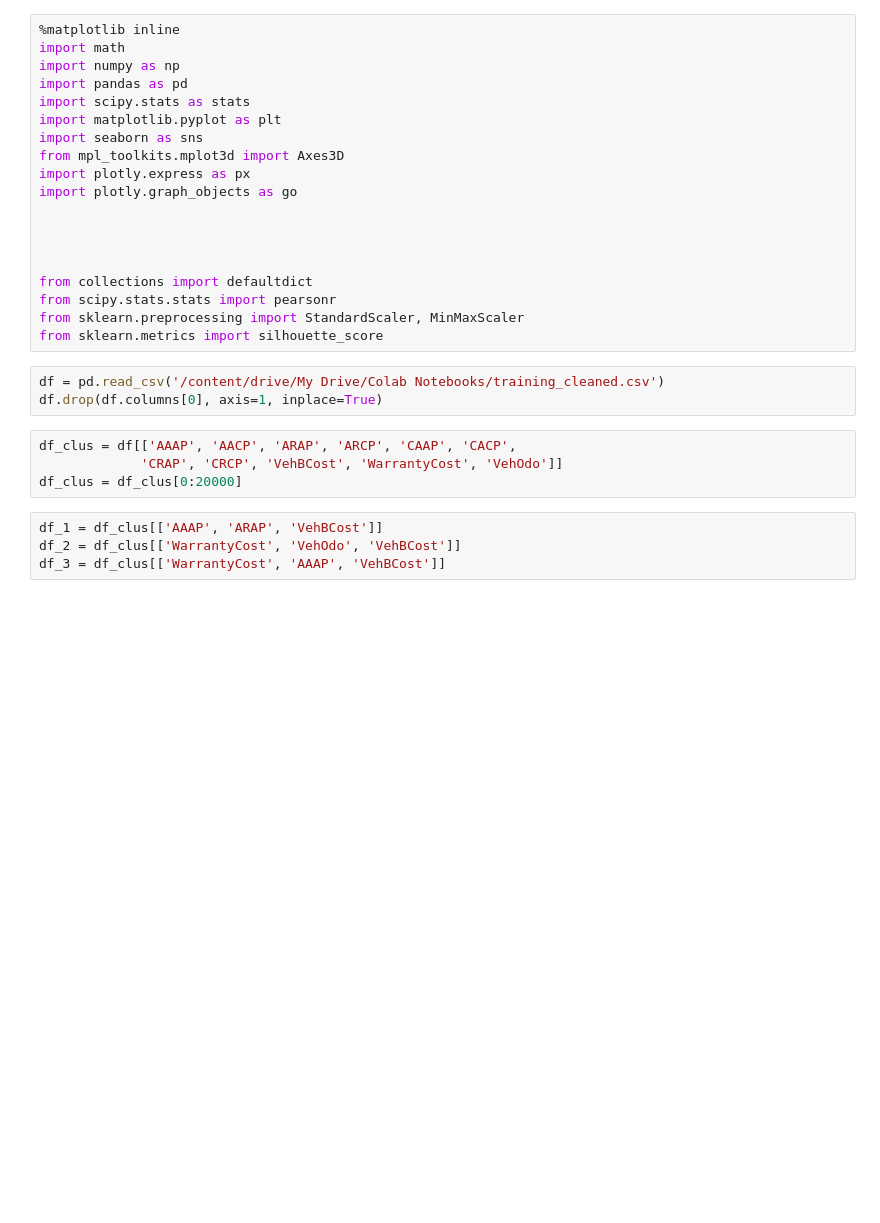
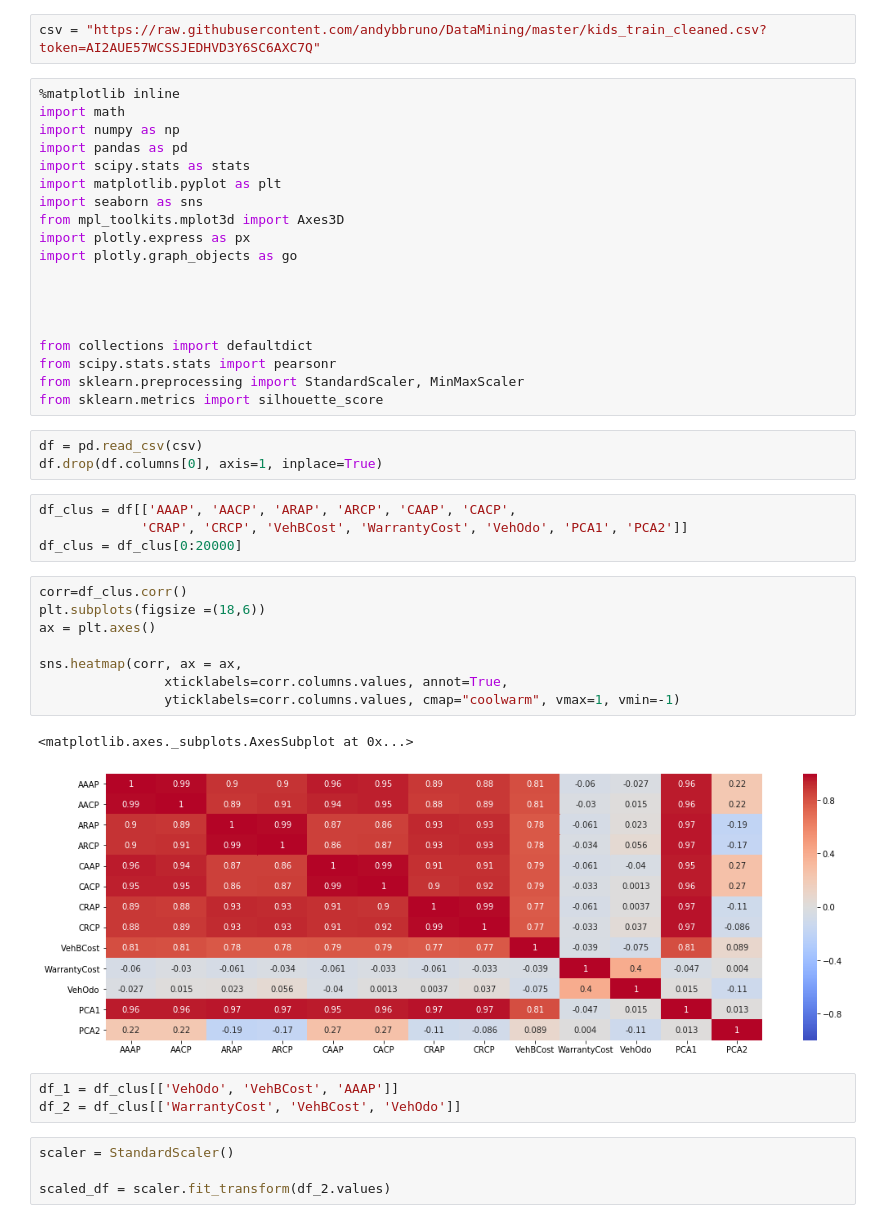
Before and after one commit to andybbruno/DataMining, a Jupyter notebook: lore_backup_colab/Hierarchical.ipynb, the cells around one changed output. Saved outputs shown, nothing was run; the diff lists cells and outputs as text; blank space fills up the shorter version.

```diff
--- a/lore_backup_colab/Hierarchical.ipynb
+++ b/lore_backup_colab/Hierarchical.ipynb
@@ -10,3 +1,5 @@ Mounted at /content/drive
+# %%
+csv = "https://raw.githubusercontent.com/andybbruno/DataMining/master/kids_train_cleaned.csv?token=AI2AUE57WCSSJEDHVD3Y6SC6AXC7Q"
 # %%
 %matplotlib inline
 import math
@@ -27,16 +20,30 @@ from scipy.stats.stats import pearsonr
 from sklearn.preprocessing import StandardScaler, MinMaxScaler
 from sklearn.metrics import silhouette_score
 # %%
-df = pd.read_csv('/content/drive/My Drive/Colab Notebooks/training_cleaned.csv')
+df = pd.read_csv(csv)
 df.drop(df.columns[0], axis=1, inplace=True)
 # %%
 df_clus = df[['AAAP', 'AACP', 'ARAP', 'ARCP', 'CAAP', 'CACP',
-             'CRAP', 'CRCP', 'VehBCost', 'WarrantyCost', 'VehOdo']]
+             'CRAP', 'CRCP', 'VehBCost', 'WarrantyCost', 'VehOdo', 'PCA1', 'PCA2']]
 df_clus = df_clus[0:20000]
+# %%
+corr=df_clus.corr()
+plt.subplots(figsize =(18,6))
+ax = plt.axes()
+
+sns.heatmap(corr, ax = ax,
+                xticklabels=corr.columns.values, annot=True,
+                yticklabels=corr.columns.values, cmap="coolwarm", vmax=1, vmin=-1)
+# %% [output]
+<matplotlib.axes._subplots.AxesSubplot at 0x...>
+[figure, added]
 # %%
-df_1 = df_clus[['AAAP', 'ARAP', 'VehBCost']]
-df_2 = df_clus[['WarrantyCost', 'VehOdo', 'VehBCost']]
-df_3 = df_clus[['WarrantyCost', 'AAAP', 'VehBCost']]
+df_1 = df_clus[['VehOdo', 'VehBCost', 'AAAP']]
+df_2 = df_clus[['WarrantyCost', 'VehBCost', 'VehOdo']]
+# %%
+scaler = StandardScaler()
+
+scaled_df = scaler.fit_transform(df_2.values)
 # %%
 from scipy.stats import mode
 from scipy.spatial.distance import pdist
```
Also changed, not shown: parts of 11 cells of this notebook.
